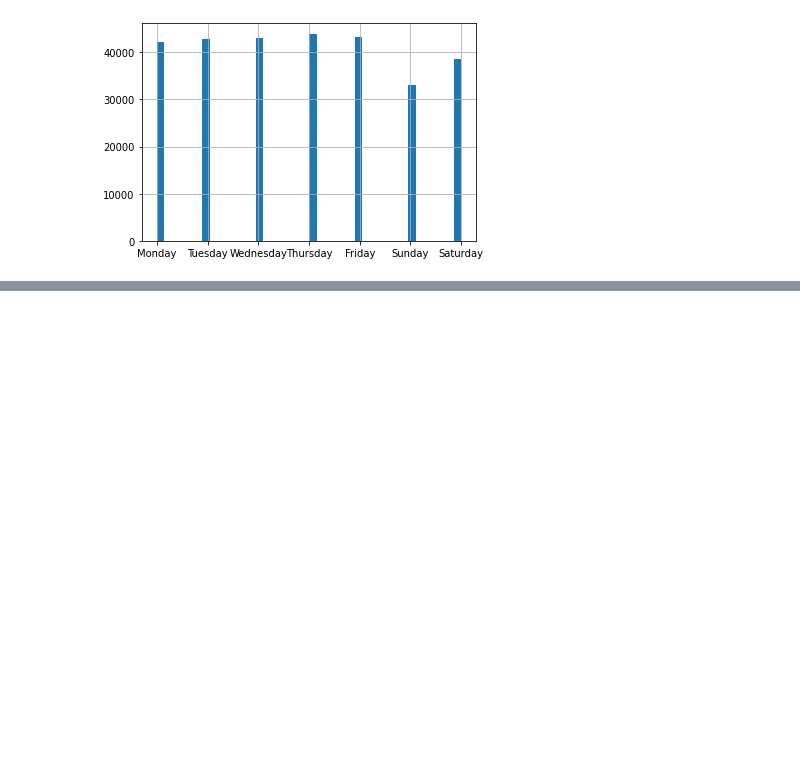
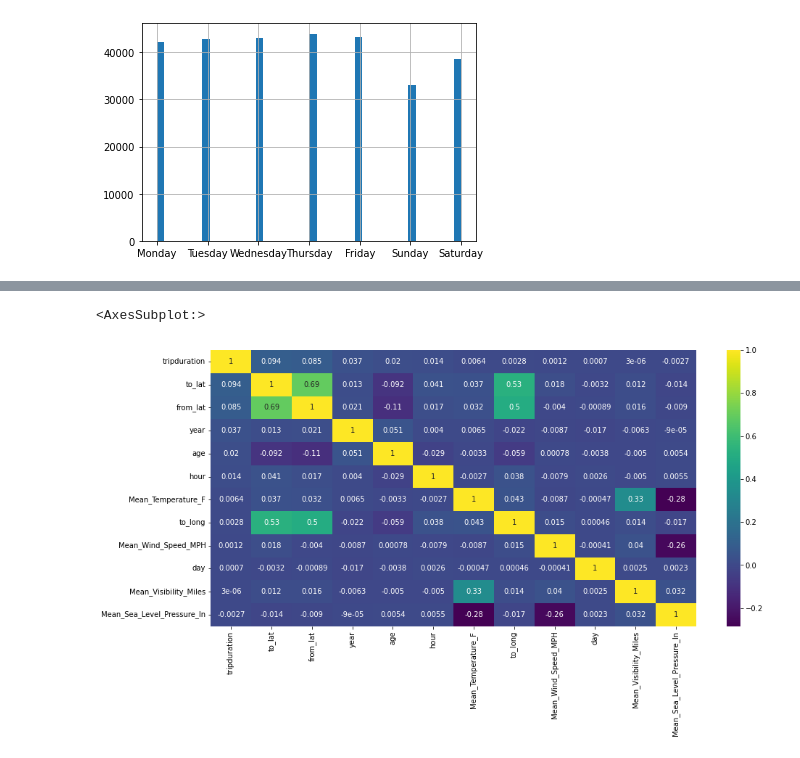
Before and after one commit to BilalSaeed06/cycle-sharing-dataset, a Jupyter notebook: data_cleaning.ipynb, the cells around one changed output, grey strips where cells are left out. Drawn from its saved outputs; the diff is of its cells as text; code cells hidden in the pictures; blank space fills up the shorter version.

```diff
--- a/data_cleaning.ipynb
+++ b/data_cleaning.ipynb
@@ -751,0 +740,9 @@ trip5['day of the week'].hist(bins=40)
+# %%
+k = 12
+cols = trip5.corr().nlargest(k, 'tripduration')['tripduration'].index
+cm = trip5[cols].corr()
+plt.figure(figsize=(15,7))
+sns.heatmap(cm, annot=True, cmap = 'viridis')
+# %% [output]
+<AxesSubplot:>
+[figure, added]
```
Also changed, not shown: parts of 12 cells of this notebook.
